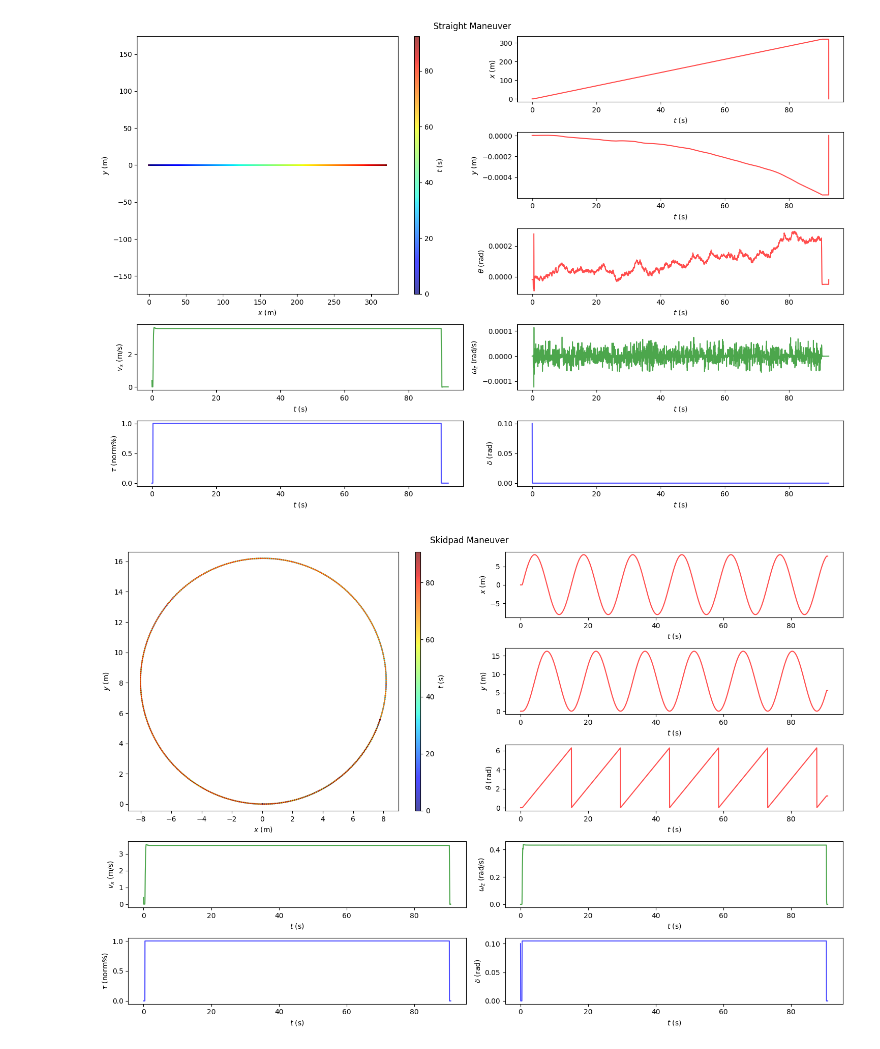
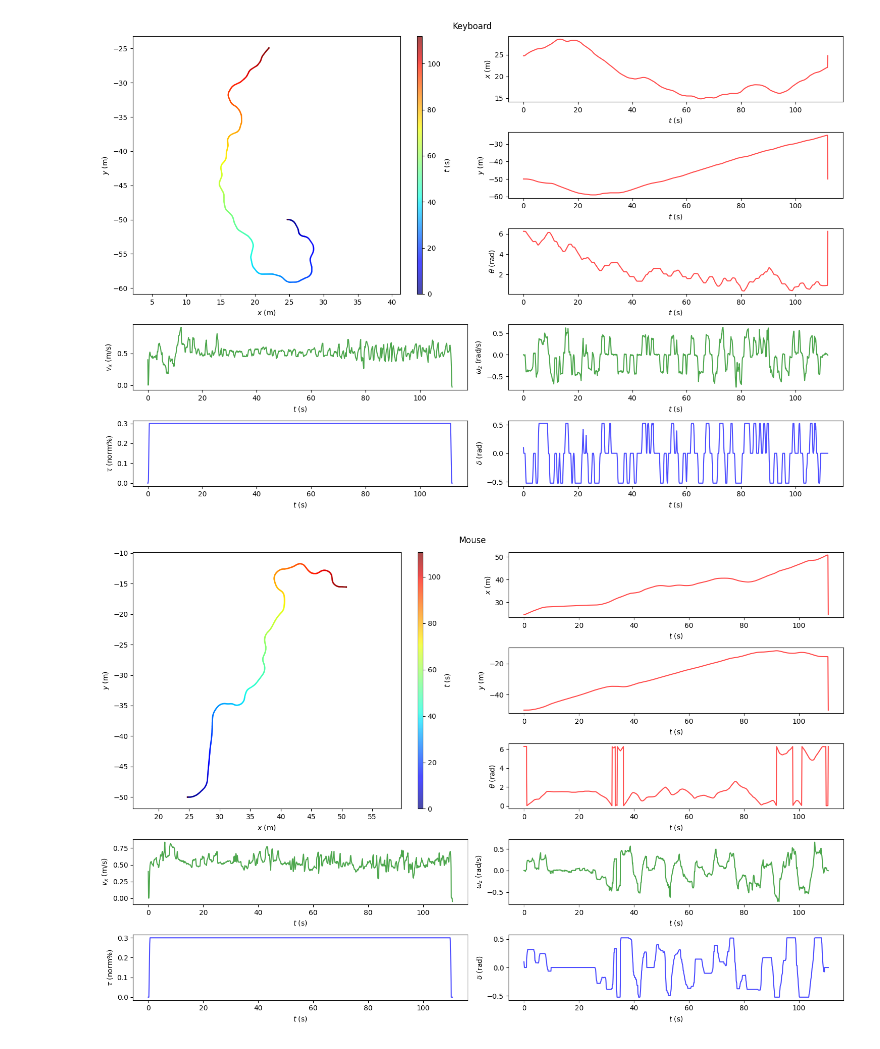
Before and after one commit to Tinker-Twins/AutoDRIVE-Hunter-SE-Dataset, a Jupyter notebook: data_visualization/data_visualization_single.ipynb, the cells around one changed output. Cells and saved outputs as stored; diff of their text form; code cells hidden in the pictures.

```diff
--- a/data_visualization/data_visualization_single.ipynb
+++ b/data_visualization/data_visualization_single.ipynb
@@ -15,3 +9,9 @@ slalom_dir = '..\\slalom_30_hz\\ccw\\clean_t_0_2_s_0_5236'
+# %%
+# Define data directories
+keyboard_dir = '..\\keyboard_10_hz\\throttle_0_3\\run_03'
+mouse_dir = '..\\mouse_10_hz\\throttle_0_3\\run_03'
+joystick_dir = '..\\joystick_10_hz\\throttle_0_3\\run_03'
+steering_dir = '..\\steering_10_hz\\throttle_0_3\\run_03'
 # %%
 # Define function to shorten path names
 def shorten_path(path):
@@ -23,13 +23,13 @@ def shorten_path(path):
 # %%
 # Read the data
 headers = ['timestamp','throttle','steering','leftTicks','rightTicks','posX','posY','posZ','roll','pitch','yaw','speed','angX','angY','angZ','accX','accY','accZ']
-straight_log = pd.read_csv(os.path.join(straight_dir,'V1 Log.csv'), names = headers)
-skidpad_log = pd.read_csv(os.path.join(skidpad_dir,'V1 Log.csv'), names = headers)
-fishhook_log = pd.read_csv(os.path.join(fishhook_dir,'V1 Log.csv'), names = headers)
-slalom_log = pd.read_csv(os.path.join(slalom_dir,'V1 Log.csv'), names = headers)
+keyboard_log = pd.read_csv(os.path.join(keyboard_dir,'V1 Log.csv'), names = headers)
+mouse_log = pd.read_csv(os.path.join(mouse_dir,'V1 Log.csv'), names = headers)
+joystick_log = pd.read_csv(os.path.join(joystick_dir,'V1 Log.csv'), names = headers)
+steering_log = pd.read_csv(os.path.join(steering_dir,'V1 Log.csv'), names = headers)
 
 # Preprocess the data
-for log in [straight_log, skidpad_log, fishhook_log, slalom_log]:
+for log in [keyboard_log, mouse_log, joystick_log, steering_log]:
     # Convert timestamp from string to datetime format
     log['timestamp'] = pd.to_datetime(log['timestamp'], format='%Y_%m_%d_%H_%M_%S_%f')
     # Reset initial time to zero and update elapsed time thereafter in seconds
@@ -40,24 +40,24 @@ for log in [straight_log, skidpad_log, fishhook_log, slalom_log]:
     del log[log.columns[-2]]
 
 # View the first 5 entries in the dataframe
-# straight_log.head()
-# skidpad_log.head()
-# fishhook_log.head()
-# slalom_log.head()
+# keyboard_log.head()
+# mouse_log.head()
+# joystick_log.head()
+# steering_log.head()
 # %%
 # Visualize the data
 
-for log in [straight_log, skidpad_log, fishhook_log, slalom_log]:
+for log in [keyboard_log, mouse_log, joystick_log, steering_log]:
     # Set figure size and sub-plot grid
     fig = plt.figure(figsize=(15, 10))
-    if log is straight_log:
-        fig.suptitle("Straight Maneuver")
-    elif log is skidpad_log:
-        fig.suptitle("Skidpad Maneuver")
-    elif log is fishhook_log:
-        fig.suptitle("Fishhook Maneuver")
-    elif log is slalom_log:
-        fig.suptitle("Slalom Maneuver")
+    if log is keyboard_log:
+        fig.suptitle("Keyboard")
+    elif log is mouse_log:
+        fig.suptitle("Mouse")
+    elif log is joystick_log:
+        fig.suptitle("Gamepad")
+    elif log is steering_log:
+        fig.suptitle("Driving Rig")
     G = gridspec.GridSpec(5, 2)
     # Plot Y-position vs. X-position
     axes_1 = plt.subplot(G[0:3, 0])
@@ -79,32 +79,32 @@ for log in [straight_log, skidpad_log, fishhook_log, slalom_log]:
     axes_3.set_ylabel(r"$y$ (m)")
     # Plot yaw vs. elapsed time
     axes_4 = plt.subplot(G[2, 1])
     axes_4.plot(np.asarray(log['elapsedTime']), np.asarray(log['yaw']), 'red', alpha=0.7)
     axes_4.set_xlabel(r"$t$ (s)")
     axes_4.set_ylabel(r"$\theta$ (rad)")
     # Plot speed vs. elapsed time
     axes_5 = plt.subplot(G[3, 0])
     axes_5.plot(np.asarray(log['elapsedTime']), np.asarray(log['speed']), 'green', alpha=0.7)
     axes_5.set_xlabel(r"$t$ (s)")
     axes_5.set_ylabel(r"$v_x$ (m/s)")
     # Plot yaw rate vs. elapsed time
     axes_6 = plt.subplot(G[3, 1])
     axes_6.plot(np.asarray(log['elapsedTime']), np.asarray(log['angZ']), 'green', alpha=0.7)
     axes_6.set_xlabel(r"$t$ (s)")
     axes_6.set_ylabel(r"$\omega_z$ (rad/s)")
     # Plot throttle vs. elapsed time
     axes_7 = plt.subplot(G[4, 0])
     axes_7.plot(np.asarray(log['elapsedTime']), np.asarray(log['throttle']), 'blue', alpha=0.7)
     axes_7.set_xlabel(r"$t$ (s)")
     axes_7.set_ylabel(r"$\tau$ (norm%)")
     # Plot steering angle vs. elapsed time
     axes_8 = plt.subplot(G[4, 1])
     axes_8.plot(np.asarray(log['elapsedTime']), np.asarray(log['steering']), 'blue', alpha=0.7)
     axes_8.set_xlabel(r"$t$ (s)")
     axes_8.set_ylabel(r"$\delta$ (rad)")
     # Show the plot
     plt.tight_layout()
     plt.show()
 # %% [output]
-[figure, old version]
+[figure, new version]
-[figure, old version]
+[figure, new version]
```
Also changed, not shown: parts of 2 cells of this notebook, 19 other files.
